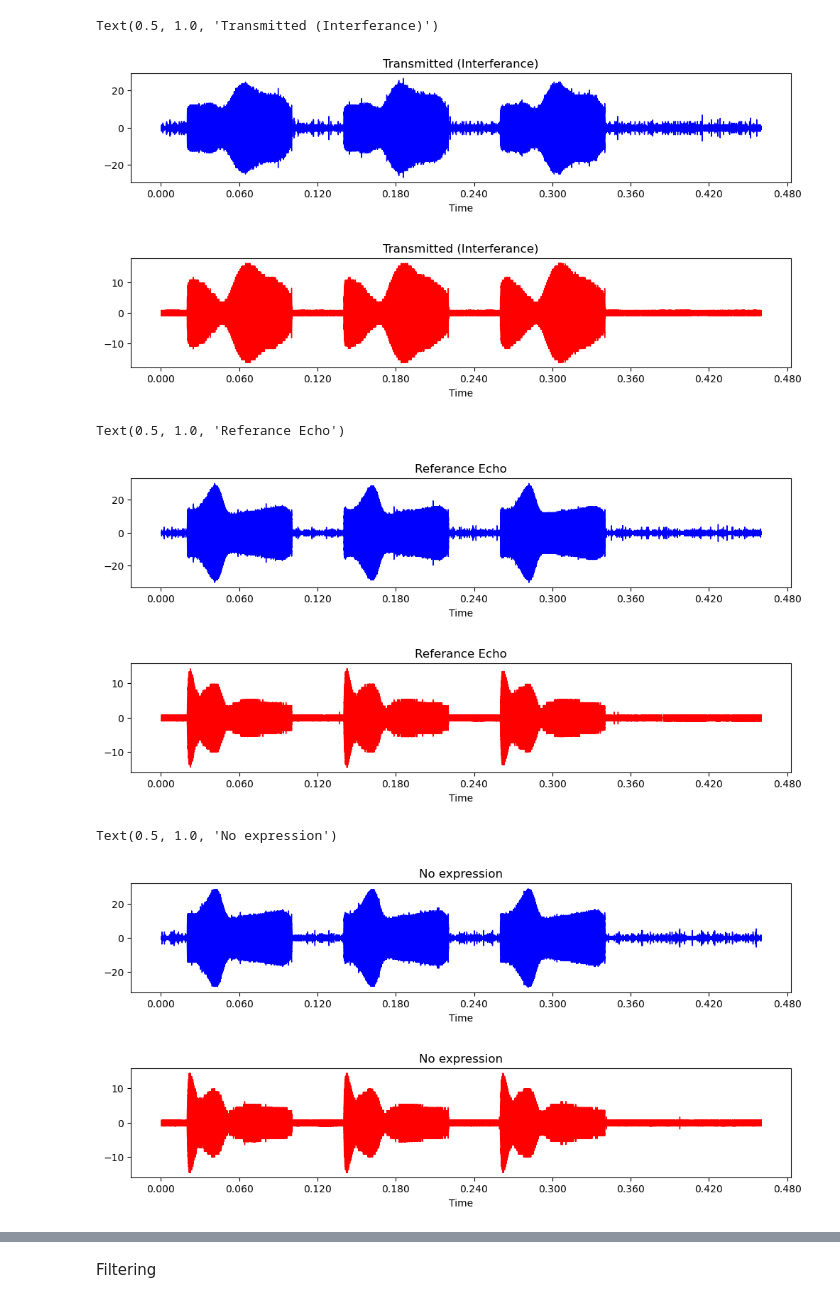
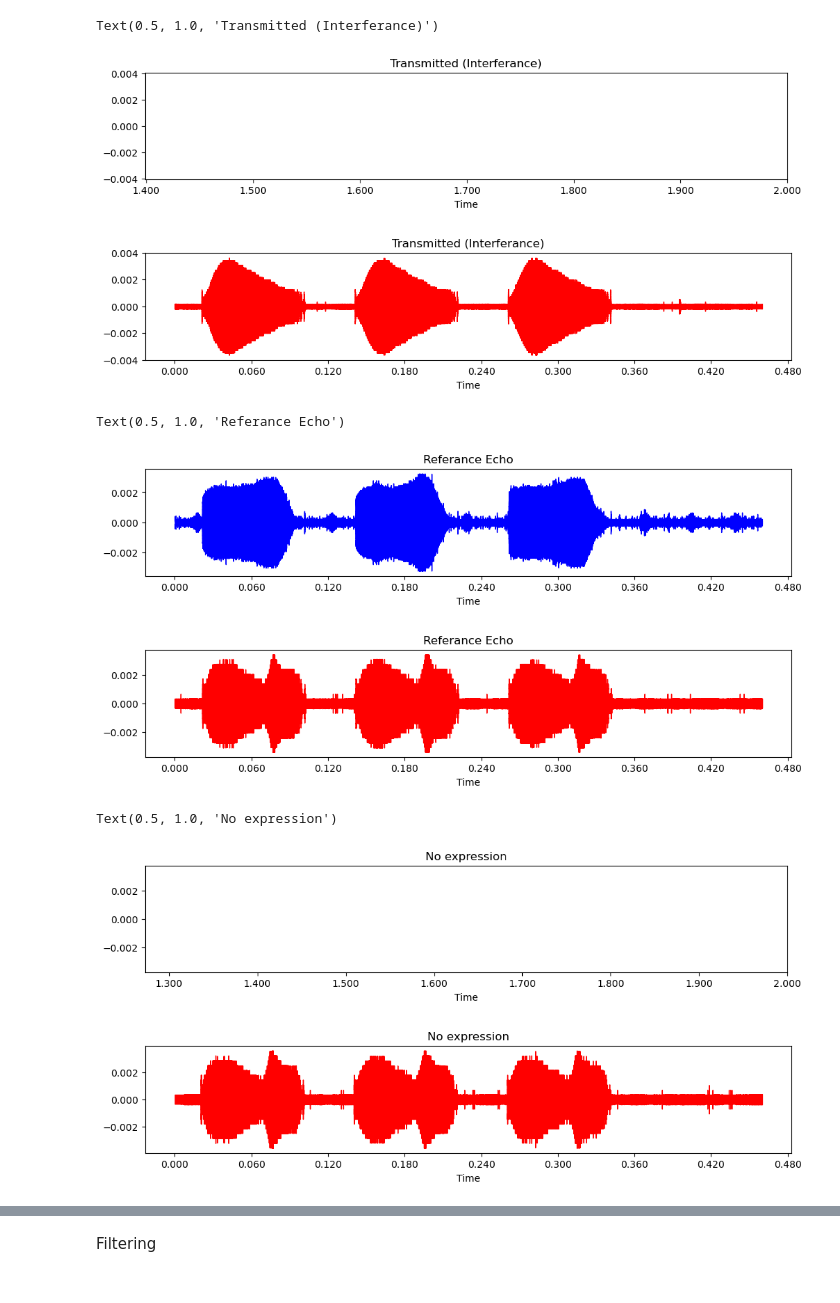
Before and after one commit to SaadiaJameel/ear-echo, a Jupyter notebook: Ear_Echo/Signal Analyzing.ipynb, the cells around one changed output, grey strips where cells are left out. Saved outputs shown, nothing was run; the diff lists cells and outputs as text; code cells hidden in the pictures.

```diff
--- a/Ear_Echo/Signal Analyzing.ipynb
+++ b/Ear_Echo/Signal Analyzing.ipynb
@@ -149,17 +125,17 @@ def Phase_lag_xcc(A,B,sampling_rate):
 
     return(recovered_time_shift*(1/1000)*(np.pi*2*omega))
 # %%
-F_min = 16000 # 16KHz
-F_max = 22000 # 20KHz
-sampling_rate = 100000 # 384KHz
-Fs = 100000  # 200KHz
+F_min = 18000 # 16KHz
+F_max = 24000 # 20KHz
+sampling_rate = 200000 # 384KHz
+Fs = 200000  # 200KHz
 FMCW_duration = 0.08
 silent_duration = 0.02
 # %%
 #def normalize(x):
    # return(x)
 # %%
-sound,sr = librosa.load("TR Type 1_filtered.wav",sr=sampling_rate)
+sound,sr = librosa.load("TR 18-24_filtered.wav",sr=sampling_rate)
 # %%
 Tr_chirp =normalize([sound[:int(0.4*sampling_rate)]])[0]
 # %%
@@ -183,21 +179,20 @@ def get_data(filename):
 # %%
-Intfer_A_d,Intfer_B_d = get_data("Data\Inter")
+Intfer_A_d,Intfer_B_d = get_data("Data_(18-24)\Ifer")
 # %%
-ind = segment_chirp(Intfer_A_d,Fs)
-Intfer_A = ([Intfer_A_d])[0][ind[0]:ind[1]]
-Intfer_B = ([Intfer_B_d])[0][ind[0]:ind[1]]
+Intfer_A = normalize([Intfer_A_d])[0][int(Fs*1.379):int(Fs*(1.379+0.46))]
+Intfer_B = normalize([Intfer_B_d])[0][int(Fs*1.379):int(Fs*(1.379+0.46))]
 
 plt.figure(figsize=(12,2))
 librosa.display.waveshow(Intfer_A,sr=Fs,color="blue")
 plt.title("Transmitted (Interferance)")
-#plt.xlim((1.478,2))
+plt.xlim((1.399,2))
 
 plt.figure(figsize=(12,2))
 librosa.display.waveshow(Intfer_B,sr=Fs,color="red")
 plt.title("Transmitted (Interferance)")
 #plt.xlim((0.49,0.89))
 # %% [output]
 Text(0.5, 1.0, 'Transmitted (Interferance)')
-[figure, old version]
+[figure, new version]
-[figure, old version]
+[figure, new version]
 # %%
@@ -217,12 +211,11 @@ ref_B0 = ([ref_B0d])[0][ind[0]:ind[1]]
 # %%
-ind = segment_chirp(Ref_A_1_d,Fs)
-Ref_A_1 = ([Ref_A_1_d])[0][ind[0]:ind[1]]
-Ref_B_1 = ([Ref_B_1_d])[0][ind[0]:ind[1]]
-
+Ref_A_1 = normalize([Ref_A_1_d])[0][int(Fs*1.207):int(Fs*(1.207+0.46))]
+Ref_B_1 = normalize([Ref_B_1_d])[0][int(Fs*1.207):int(Fs*(1.207+0.46))]
+#[int(Fs*0.95):int(Fs*1.35)]
 plt.figure(figsize=(12,2))
 librosa.display.waveshow(Ref_A_1,sr=Fs,color="blue")
 plt.title("Referance Echo")
-#plt.xlim((0.491,1))
+#plt.xlim((1.227,2))
 
 plt.figure(figsize=(12,2))
 librosa.display.waveshow(Ref_B_1,sr=Fs,color="red")
@@ -230,17 +223,16 @@ plt.title("Referance Echo")
 #plt.xlim((0.49,0.89))
 # %% [output]
 Text(0.5, 1.0, 'Referance Echo')
-[figure, old version]
+[figure, new version]
-[figure, old version]
+[figure, new version]
 # %%
-ind = segment_chirp(Relax_Ad,Fs)
-Relax_A = ([Relax_Ad])[0][ind[0]:ind[1]]
-Relax_B = ([Relax_Bd])[0][ind[0]:ind[1]]
-
+Relax_A = normalize([Relax_Ad])[0][int(Fs*1.254):int(Fs*(1.254+0.46))]
+Relax_B = normalize([Relax_Bd])[0][int(Fs*1.254):int(Fs*(1.254+0.46))]
+#[int(Fs*0.438):int(Fs*0.838)]
 plt.figure(figsize=(12,2))
 librosa.display.waveshow(Relax_A,sr=Fs,color="blue")
 plt.title("No expression")
-#plt.xlim((1.383,2))
+plt.xlim((1.273,2))
 
 plt.figure(figsize=(12,2))
 librosa.display.waveshow(Relax_B,sr=Fs,color="red")
@@ -248,6 +240,6 @@ plt.title("No expression")
 #plt.xlim((0.7305,1.122))
 # %% [output]
 Text(0.5, 1.0, 'No expression')
-[figure, old version]
+[figure, new version]
-[figure, old version]
+[figure, new version]
 # %%
```
Also changed, not shown: parts of 18 cells of this notebook.
